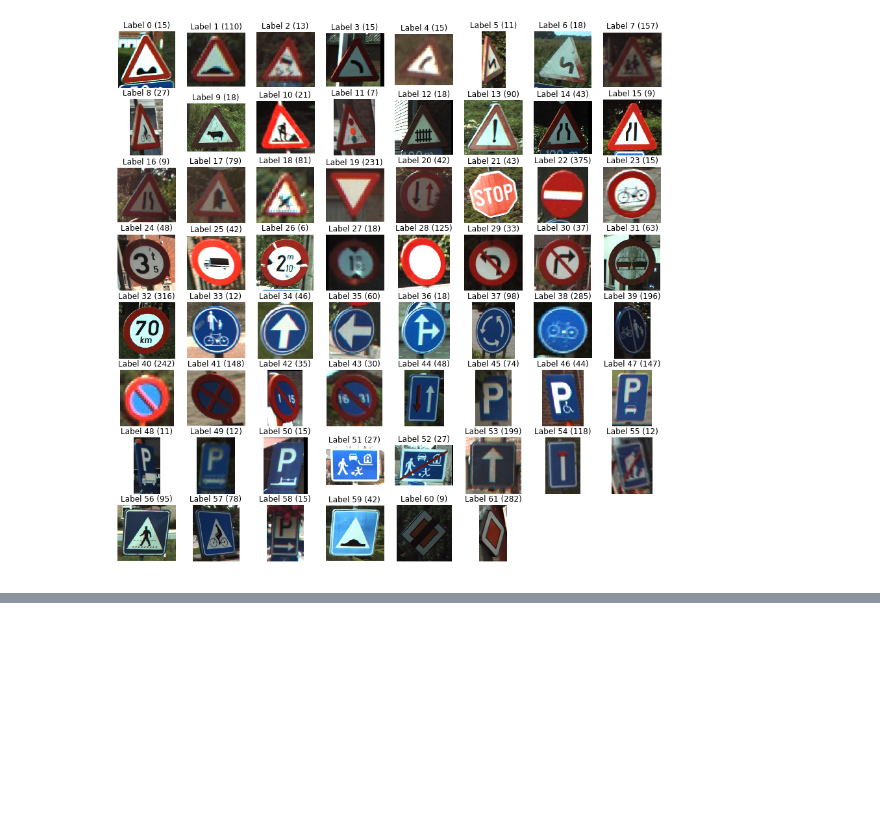
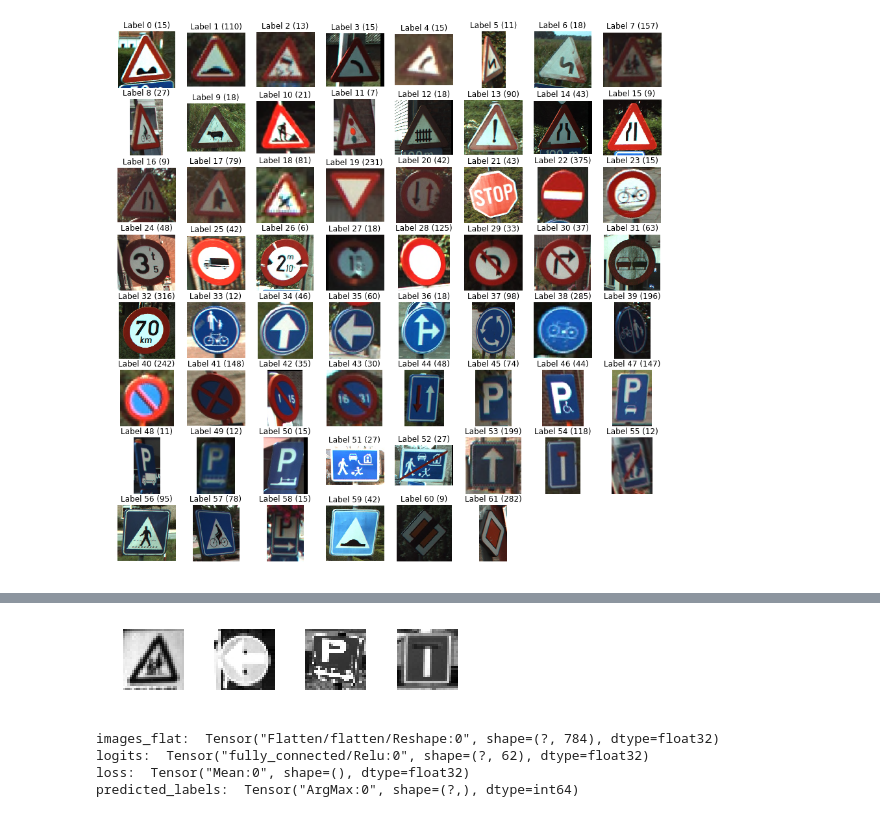
Before and after one commit to MichelBecerra/cap_tensorflow, a Jupyter notebook: Belgian_Traffic_Signs.ipynb, the cells around one changed output, grey strips where cells are left out. Cells and saved outputs as stored; diff of their text form; code cells hidden in the pictures; blank space fills up the shorter version.

```diff
--- a/Belgian_Traffic_Signs.ipynb
+++ b/Belgian_Traffic_Signs.ipynb
@@ -168,0 +207,25 @@ plt.show()
+# %%
+# Import `rgb2gray` from `skimage.color`
+from skimage.color import rgb2gray
+
+# Convert `images28` to an array
+images28 = array(images28)
+
+# Convert `images28` to grayscale
+images28 = rgb2gray(images28)
+# %%
+def show_sample():
+    traffic_signs = [300, 2250, 3650, 4000]
+
+    for i in range(len(traffic_signs)):
+        plt.subplot(1, 4, i+1)
+        plt.axis('off')
+        plt.imshow(images28[traffic_signs[i]], cmap="gray")
+        plt.subplots_adjust(wspace=0.5)
+
+    # Show the plot
+    plt.show()
+# %%
+show_sample()
+# %% [output]
+[figure, added]
@@ -168,0 +257,10 @@ plt.show()
+# %%
+print("images_flat: ", images_flat)
+print("logits: ", logits)
+print("loss: ", loss)
+print("predicted_labels: ", correct_pred)
+# %% [output]
+images_flat:  Tensor("Flatten/flatten/Reshape:0", shape=(?, 784), dtype=float32)
+logits:  Tensor("fully_connected/Relu:0", shape=(?, 62), dtype=float32)
+loss:  Tensor("Mean:0", shape=(), dtype=float32)
+predicted_labels:  Tensor("ArgMax:0", shape=(?,), dtype=int64)
```
Also changed, not shown: parts of 7 cells of this notebook.
